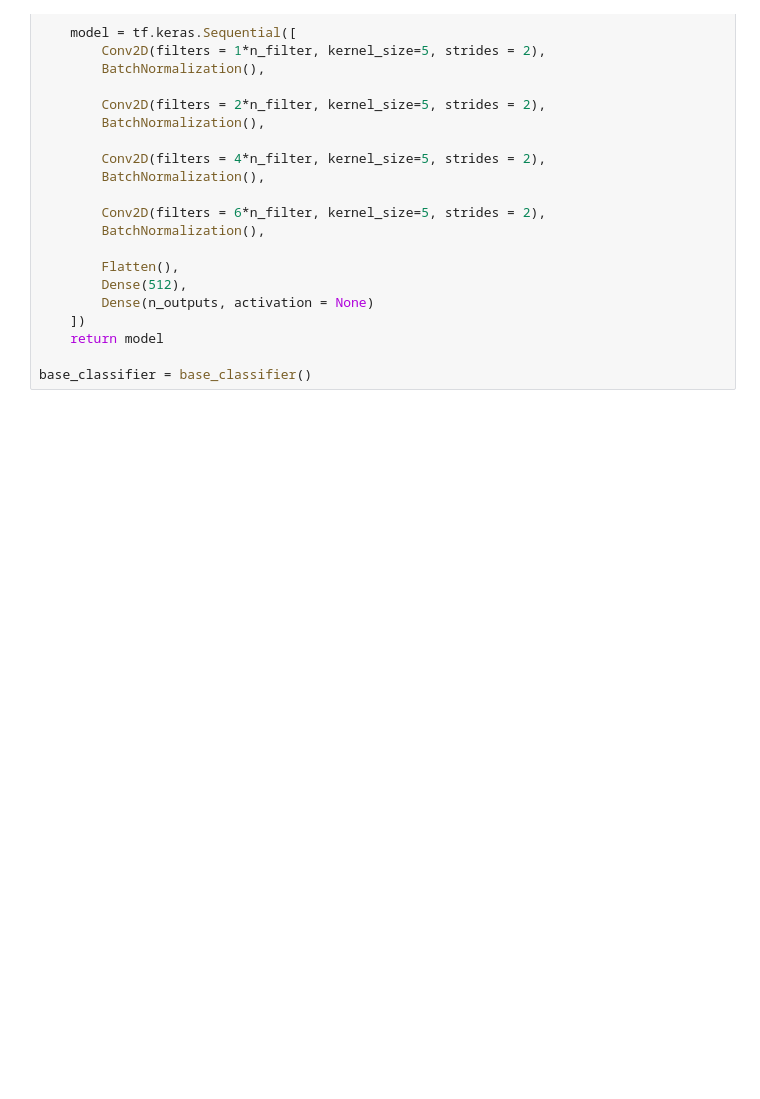
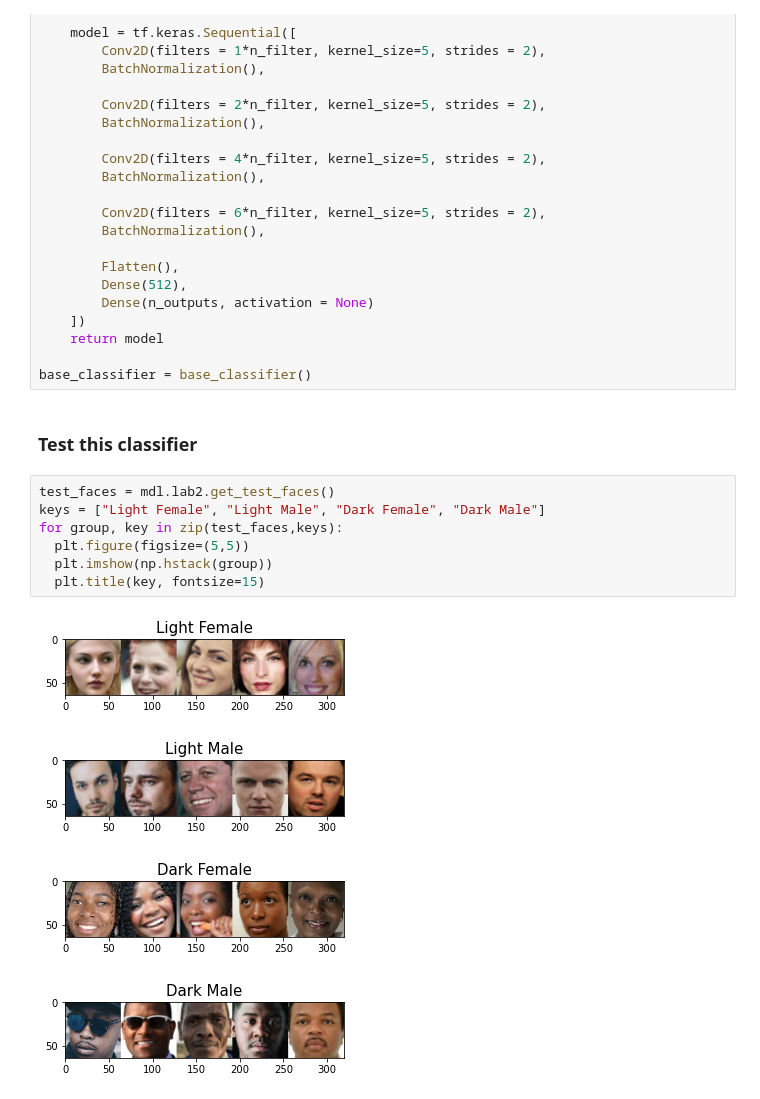
Before and after one commit to sailaja03/SaaS, a Jupyter notebook: debias.ipynb, the cells around one changed output. Cells and saved outputs as stored; diff of their text form; blank space fills up the shorter version.

Commit message:
Evaluate base_classifier

```diff
--- a/debias.ipynb
+++ b/debias.ipynb
@@ -75,3 +75,17 @@ def base_classifier(n_outputs = 1):
     return model
 
 base_classifier = base_classifier()
+# %% [markdown]
+### Test this classifier
+# %%
+test_faces = mdl.lab2.get_test_faces()
+keys = ["Light Female", "Light Male", "Dark Female", "Dark Male"]
+for group, key in zip(test_faces,keys):
+  plt.figure(figsize=(5,5))
+  plt.imshow(np.hstack(group))
+  plt.title(key, fontsize=15)
+# %% [output]
+[figure, added]
+[figure, added]
+[figure, added]
+[figure, added]
```
Also changed, not shown: parts of 1 cell of this notebook.
